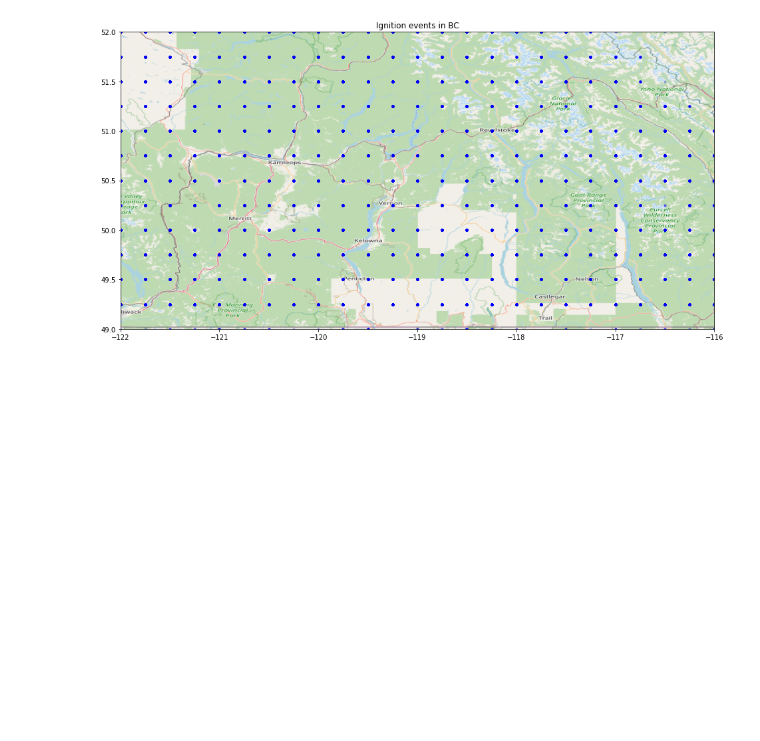
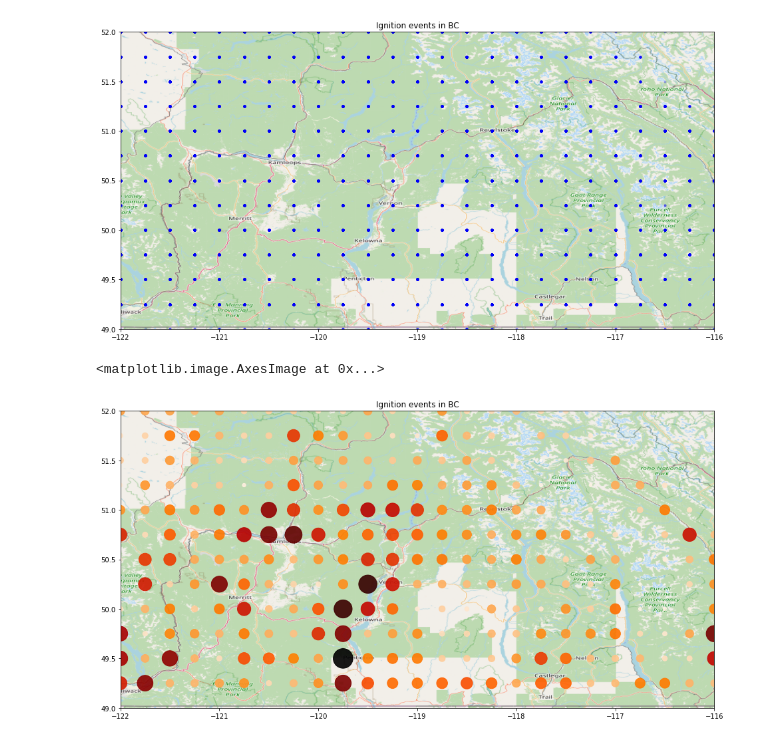
Before and after one commit to castorgit/Forest_fires, a Jupyter notebook: 10_Map_Ignition_figures.ipynb, the cells around one changed output. Drawn from its saved outputs; the diff is of its cells as text; code cells hidden in the pictures; blank space fills up the shorter version.

```diff
--- a/10_Map_Ignition_figures.ipynb
+++ b/10_Map_Ignition_figures.ipynb
@@ -14,3 +14,6 @@ Index(['date', 'lon', 'lat', 'u10', 'v10', 'd2m', 't2m', 'e', 'cvh', 'cvl',
 # %%
 BBox = ((ignition_df.lon.min(), ignition_df.lon.max(),
          ignition_df.lat.min(), ignition_df.lat.max()))
+# %%
+ignition_df['date'] = pd.to_datetime(ignition_df['date'])
+ignition_df
@@ -31,3 +48,19 @@ ax.imshow(map_1, zorder=0, extent =BBox, aspect='equal')
 # %% [output]
 <matplotlib.image.AxesImage at 0x...>
 [figure]
+# %%
+df_temp = ignition_df.groupby(['lon', 'lat']).size().rename('num_ignitions').reset_index()
+# %%
+# map figure
+fig, ax = plt.subplots(figsize=(16,14))
+cm = plt.cm.get_cmap("gist_heat").reversed()
+# 'red'
+ax.scatter(df_temp.lon, df_temp.lat, zorder=1, alpha=0.9, cmap=cm , c=df_temp['num_ignitions'].to_numpy(),
+           s=df_temp['num_ignitions'].to_numpy())
+ax.set_title('Ignition events in BC')
+ax.set_xlim(BBox[0], BBox[1])
+ax.set_ylim(BBox[2], BBox[3])
+ax.imshow(map_1, zorder=0, extent =BBox, aspect='equal')
+# %% [output]
+<matplotlib.image.AxesImage at 0x...>
+[figure, added]
```
Also changed, not shown: parts of 2 cells of this notebook.
